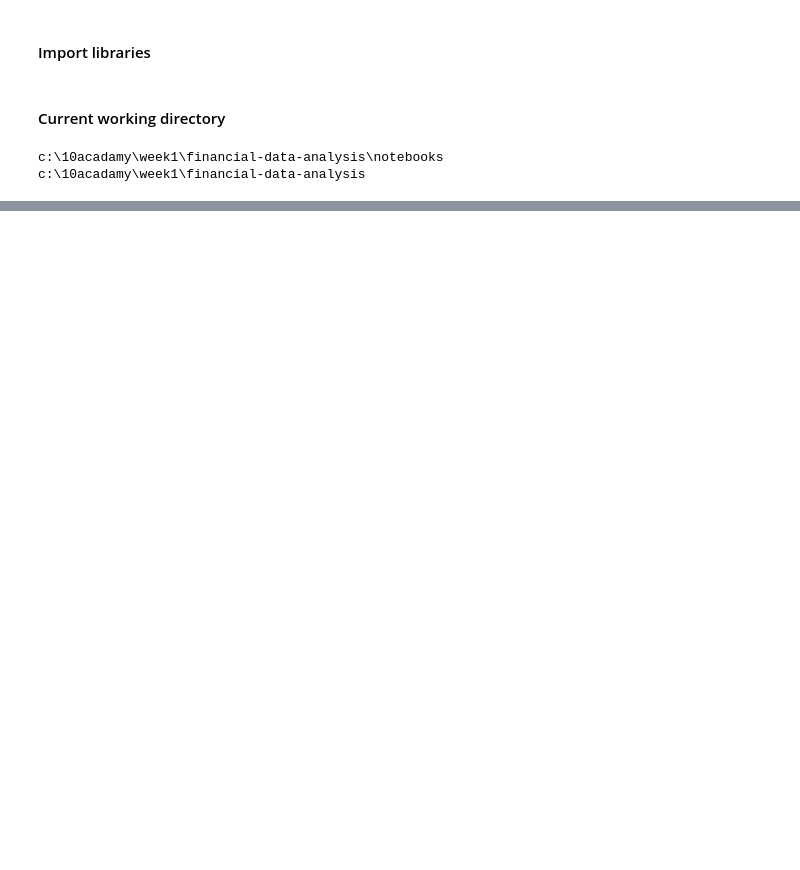
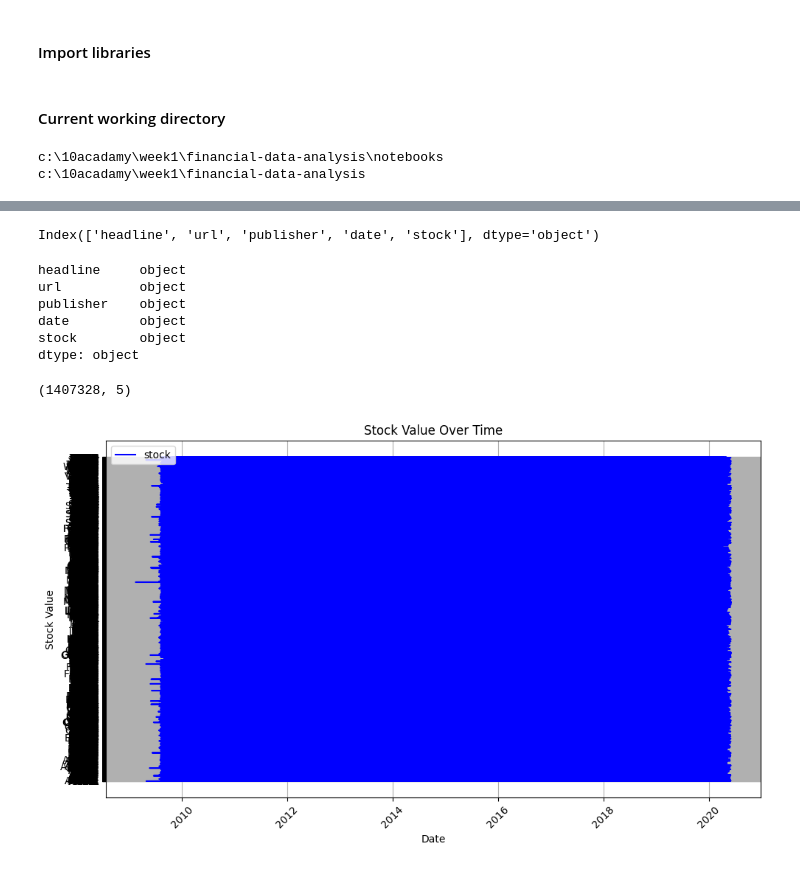
Before and after one commit to mebratuteshale/financial-data-analysis, a Jupyter notebook: notebooks/financial_analysis.ipynb, the cells around one changed output, grey strips where cells are left out. Drawn from its saved outputs; the diff is of its cells as text; code cells hidden in the pictures; blank space fills up the shorter version.

```diff
--- a/notebooks/financial_analysis.ipynb
+++ b/notebooks/financial_analysis.ipynb
@@ -45,3 +45,36 @@ dataframe.head()
 | 2 | 71 Biggest Movers From Friday | https://www.benzinga.com/news/20/... | Lisa Levin | 2020-05-26 04:30:07-04:00 | A |
 | 3 | 46 Stocks Moving In Friday's Mid-... | https://www.benzinga.com/news/20/... | Lisa Levin | 2020-05-22 12:45:06-04:00 | A |
 | 4 | B of A Securities Maintains Neutr... | https://www.benzinga.com/news/20/... | Vick Meyer | 2020-05-22 11:38:59-04:00 | A |
+# %%
+# verify the column names
+print(dataframe.columns)
+# %% [output]
+Index(['headline', 'url', 'publisher', 'date', 'stock'], dtype='object')
+# %%
+print(dataframe.dtypes)
+# %% [output]
+headline     object
+url          object
+publisher    object
+date         object
+stock        object
+dtype: object
+# %%
+# set the datatype for each column
+convert_dict = {'headline': str, 'url': str,'publisher':str,'stock':str}   # Define the conversion dictionary
+
+# Convert columns using the dictionary
+dataframe = dataframe.astype(convert_dict)
+# Convert the 'date' column to datetime
+dataframe['date'] = pd.to_datetime(dataframe['date'])
+# %%
+# data shape
+dataframe.shape
+# %% [output]
+(1407328, 5)
+# %%
+from scripts.financial_analyzer import PlotGraph
+
+PlotGraph.plot_stock_data(dataframe,'date','stock')
+# %% [output]
+[figure, added]
```
Also changed, not shown: parts of 2 cells of this notebook.
